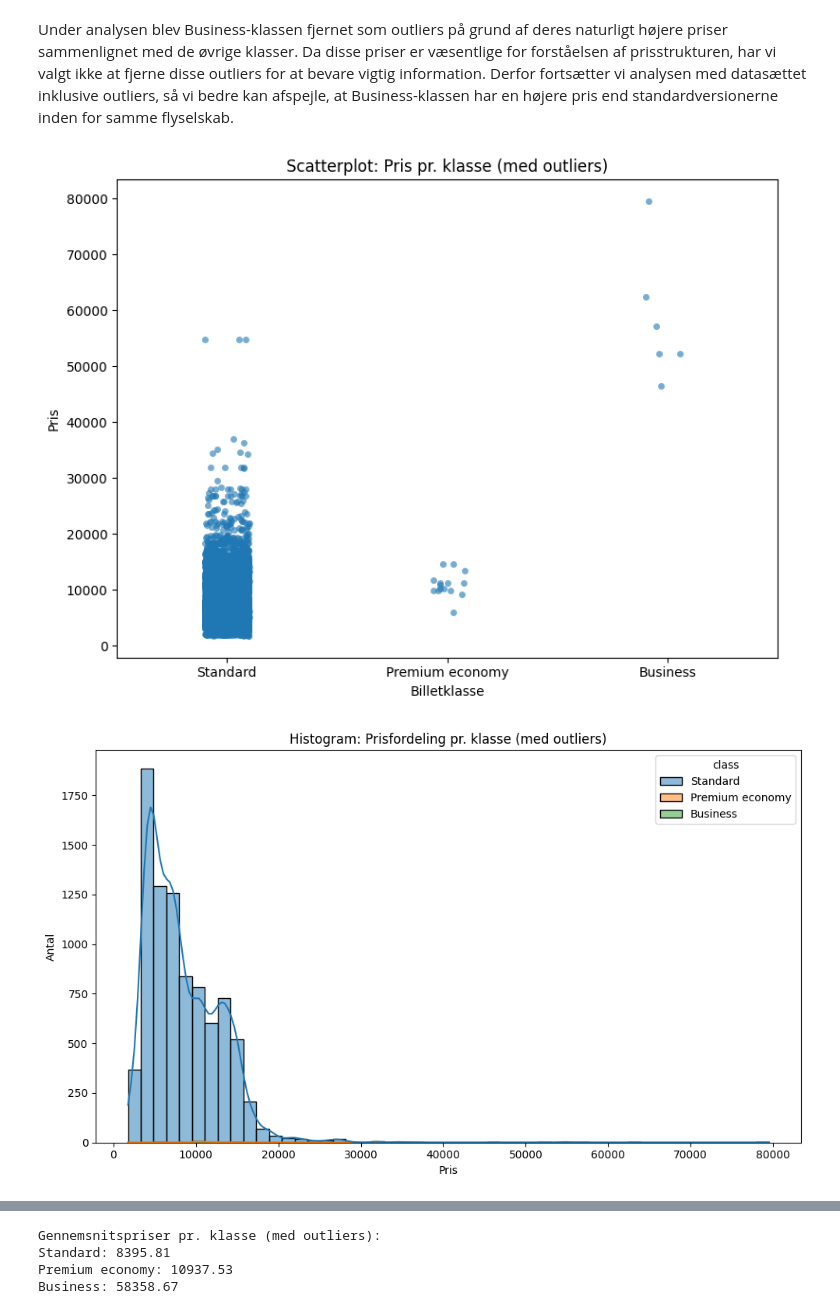
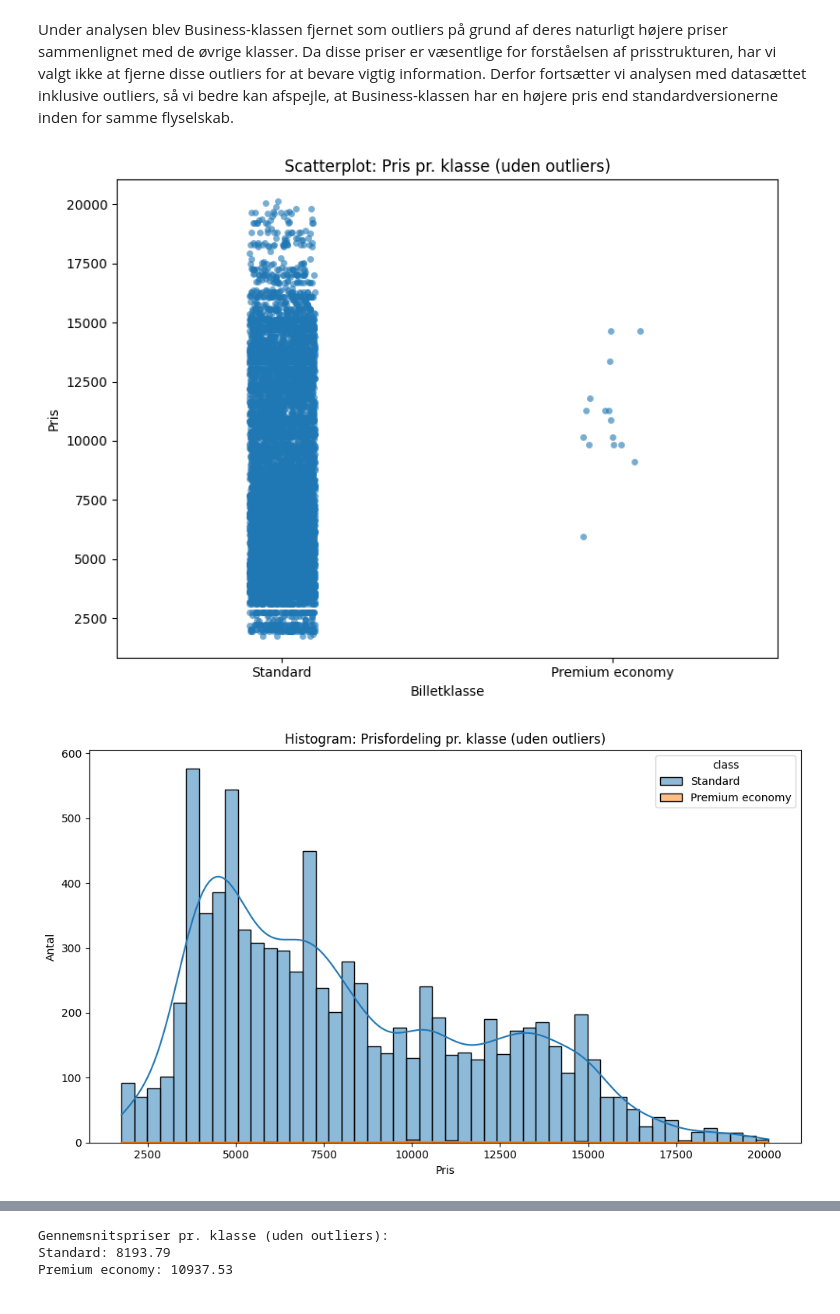
Before and after one commit to AllanChandler/BI-Exam, a Jupyter notebook: Notebook/Flight_Price_Dataset.ipynb, the cells around one changed output, grey strips where cells are left out. Cells and saved outputs as stored; diff of their text form; code cells hidden in the pictures.

```diff
--- a/Notebook/Flight_Price_Dataset.ipynb
+++ b/Notebook/Flight_Price_Dataset.ipynb
@@ -387,36 +393,37 @@ Under analysen blev Business-klassen fjernet som outliers på grund af deres nat
 # %%
 # Scatterplot: price vs class
 plt.figure(figsize=(8, 6))
-sns.stripplot(data=df, x='class', y='price', jitter=True, alpha=0.6)
-plt.title('Scatterplot: Pris pr. klasse (med outliers)')
+sns.stripplot(data=df_final, x='class', y='price', jitter=True, alpha=0.6)
+plt.title('Scatterplot: Pris pr. klasse (uden outliers)')
 plt.xlabel('Billetklasse')
 plt.ylabel('Pris')
 plt.tight_layout()
 plt.show()
 
 # Histogram: prisfordeling pr. klasse
 plt.figure(figsize=(10, 6))
-sns.histplot(data=df, x='price', hue='class', bins=50, kde=True, multiple='stack')
-plt.title('Histogram: Prisfordeling pr. klasse (med outliers)')
+sns.histplot(data=df_final, x='price', hue='class', bins=50, kde=True, multiple='stack')
+plt.title('Histogram: Prisfordeling pr. klasse (uden outliers)')
 plt.xlabel('Pris')
 plt.ylabel('Antal')
 plt.tight_layout()
 plt.show()
 
 # Boxplot: Pris pr. klasse
 plt.figure(figsize=(8, 6))
-sns.boxplot(data=df, x='class', y='price')
-plt.title('Boxplot: Pris pr. klasse (med outliers)')
+sns.boxplot(data=df_final, x='class', y='price')
+plt.title('Boxplot: Pris pr. klasse (uden outliers)' )
 plt.xlabel('Billetklasse')
 plt.ylabel('Pris')
 plt.tight_layout()
 plt.show()
 
-mean_prices = df.groupby('class')['price'].mean().sort_values()
+# Beregner og udskriver gennemsnitspriser pr. klasse sorteret i stigende rækkefølge uden outliers
+mean_prices = df_final.groupby('class')['price'].mean().sort_values()
 
-print("Gennemsnitspriser pr. klasse (med outliers):")
+print("Gennemsnitspriser pr. klasse (uden outliers):")
 for klasse, pris in mean_prices.items():
     print(f"{klasse}: {pris:.2f}")
 # %% [output]
-[figure, old version]
+[figure, new version]
-[figure, old version]
+[figure, new version]
@@ -424,5 +431,4 @@ for klasse, pris in mean_prices.items():
-Gennemsnitspriser pr. klasse (med outliers):
-Standard: 8395.81
+Gennemsnitspriser pr. klasse (uden outliers):
+Standard: 8193.79
 Premium economy: 10937.53
-Business: 58358.67
 # %% [markdown]
```
Also changed, not shown: parts of 9 cells of this notebook.
